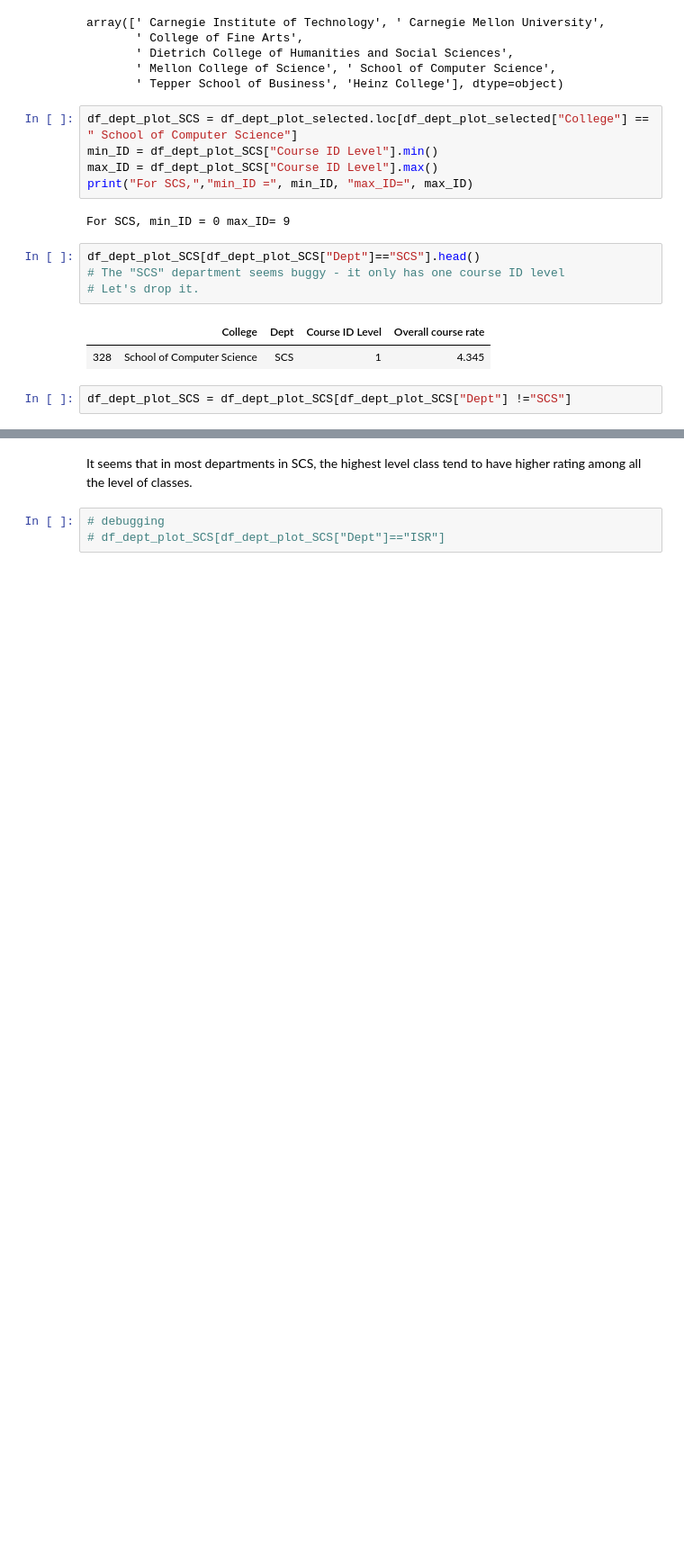
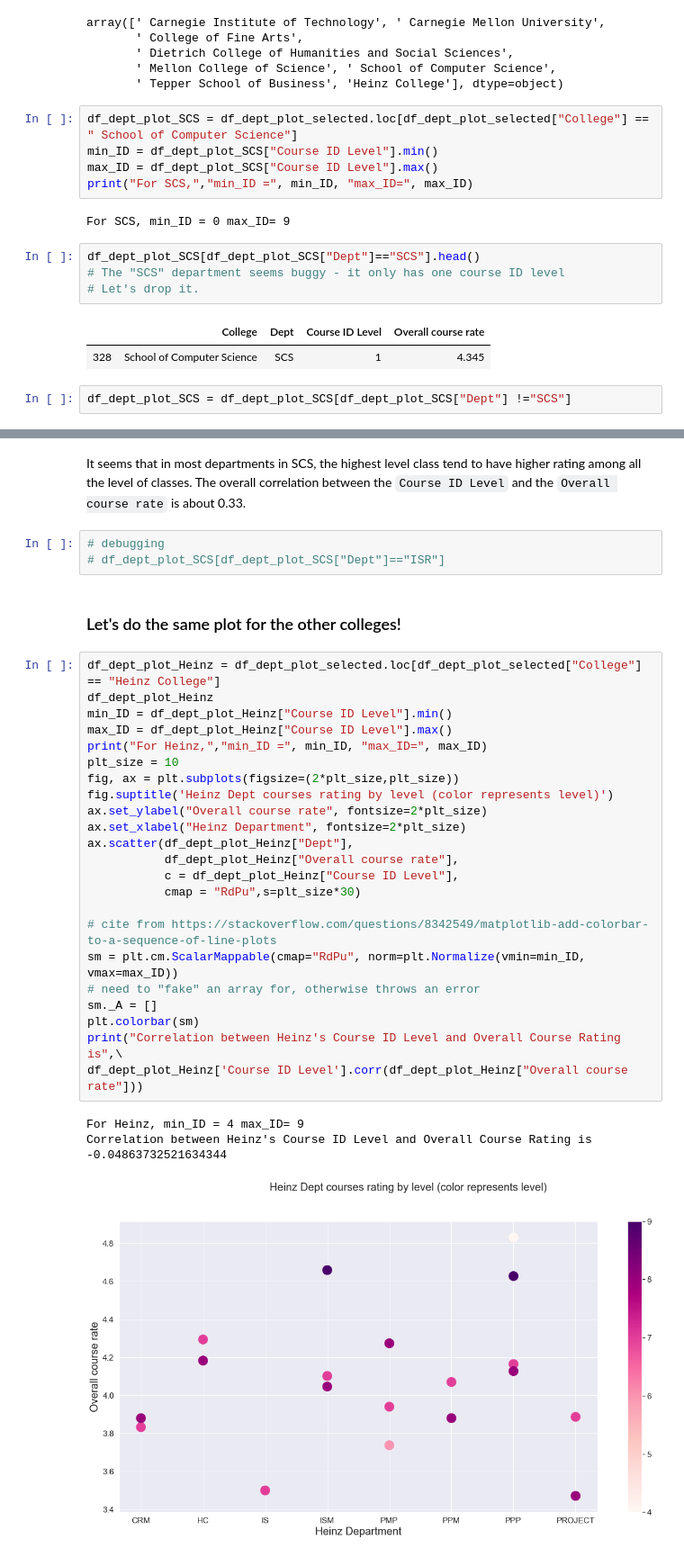
Before and after one commit to TheJYKoder/-15-388-Final-Project-F19-, a Jupyter notebook: 15388 Final Project FCE.ipynb, the cells around one changed output, grey strips where cells are left out. Shown at 90% size. Drawn from its saved outputs; the diff is of its cells as text; blank space fills up the shorter version.

Commit message:
Added more graphs
Added more graphs on course ID level vs course rating

```diff
--- a/15388 Final Project FCE.ipynb
+++ b/15388 Final Project FCE.ipynb
@@ -217,6 +228,35 @@ plt.colorbar(sm)
 [figure]
 # %% [markdown]
-It seems that in most departments in SCS, the highest level class tend to have higher rating among all the level of classes.
+It seems that in most departments in SCS, the highest level class tend to have higher rating among all the level of classes. The overall correlation between the `Course ID Level` and the `Overall course rate` is about 0.33.
 # %%
 # debugging
 # df_dept_plot_SCS[df_dept_plot_SCS["Dept"]=="ISR"]
+# %% [markdown]
+### Let's do the same plot for the other colleges!
+# %%
+df_dept_plot_Heinz = df_dept_plot_selected.loc[df_dept_plot_selected["College"] == "Heinz College"]
+df_dept_plot_Heinz
+min_ID = df_dept_plot_Heinz["Course ID Level"].min()
+max_ID = df_dept_plot_Heinz["Course ID Level"].max()
+print("For Heinz,","min_ID =", min_ID, "max_ID=", max_ID)
+plt_size = 10
+fig, ax = plt.subplots(figsize=(2*plt_size,plt_size))
+fig.suptitle('Heinz Dept courses rating by level (color represents level)')
+ax.set_ylabel("Overall course rate", fontsize=2*plt_size)
+ax.set_xlabel("Heinz Department", fontsize=2*plt_size)
+ax.scatter(df_dept_plot_Heinz["Dept"],
+           df_dept_plot_Heinz["Overall course rate"],
+           c = df_dept_plot_Heinz["Course ID Level"],
+           cmap = "RdPu",s=plt_size*30)
+
+# cite from https://stackoverflow.com/questions/8342549/matplotlib-add-colorbar-to-a-sequence-of-line-plots
+sm = plt.cm.ScalarMappable(cmap="RdPu", norm=plt.Normalize(vmin=min_ID, vmax=max_ID))
+# need to "fake" an array for, otherwise throws an error
+sm._A = []
+plt.colorbar(sm)
+print("Correlation between Heinz's Course ID Level and Overall Course Rating is",\
+df_dept_plot_Heinz['Course ID Level'].corr(df_dept_plot_Heinz["Overall course rate"]))
+# %% [output]
+For Heinz, min_ID = 4 max_ID= 9
+Correlation between Heinz's Course ID Level and Overall Course Rating is -0.04863732521634344
+[figure, added]
```
Also changed, not shown: parts of 13 cells of this notebook.
